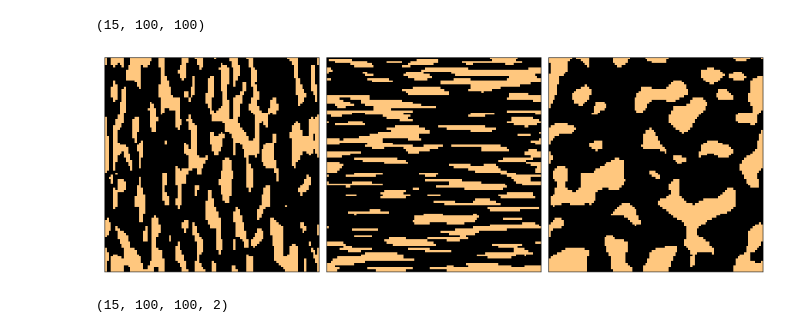
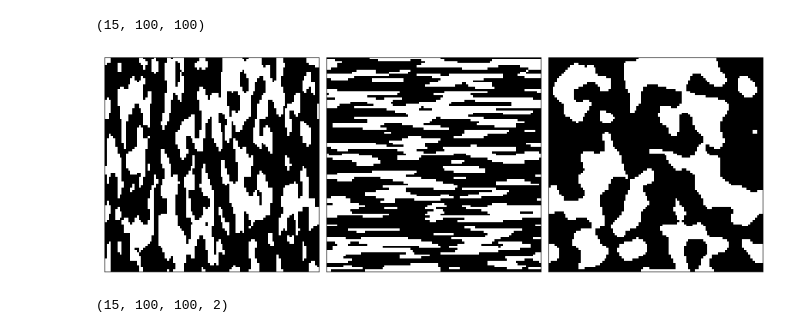
Before and after one commit to jwwtc/code, a Jupyter notebook: microstructure_statistics/figure.ipynb, the cells around one changed output. Cells and saved outputs as stored; diff of their text form; code cells hidden in the pictures.

```diff
--- a/microstructure_statistics/figure.ipynb
+++ b/microstructure_statistics/figure.ipynb
@@ -52,7 +37,7 @@ tmp = [
     )
     for (grain_size, volume_fraction) in zip(
         [(20, 7), (5, 30), (20, 20)],
-        [(0.3, 0.7), (0.3, 0.7), (0.3, 0.7)]
+        [(0.6, 0.4), (0.6, 0.4), (0.6, 0.4)]
     )
 ]
 
@@ -61,9 +46,9 @@ x_data.shape
 # %% [output]
 (15, 100, 100)
 # %%
-plot_microstructures(*x_data[::6], cmap='copper_r', colorbar=False);
+plot_microstructures(*x_data[::6], cmap='bone', colorbar=False);
 # %% [output]
-[figure, old version]
+[figure, new version]
 # %%
 data = PrimitiveTransformer(n_state=2, min_=0.0, max_=1.0).transform(x_data)
 data.shape
```
Also changed, not shown: parts of 8 cells of this notebook, 7 other files.
